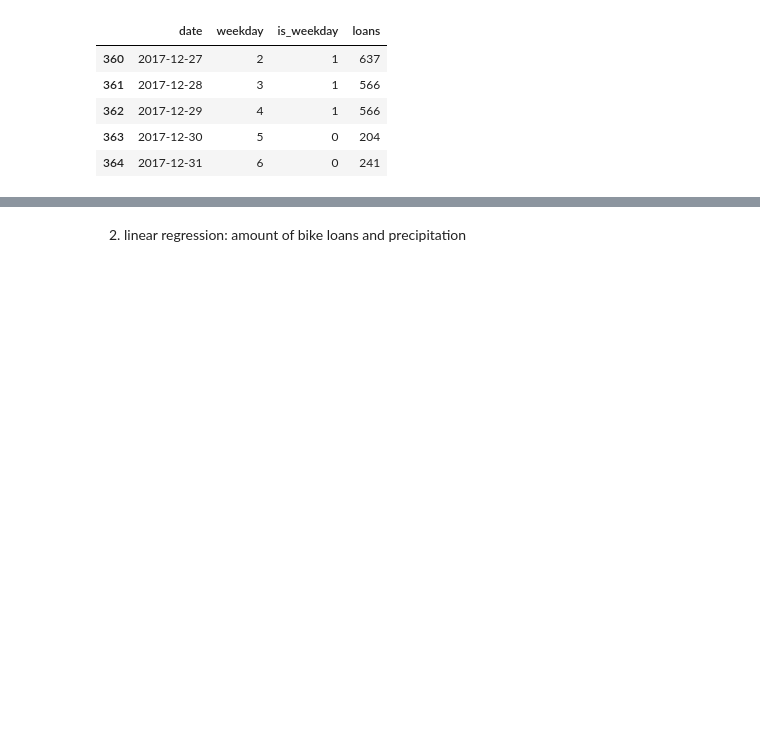
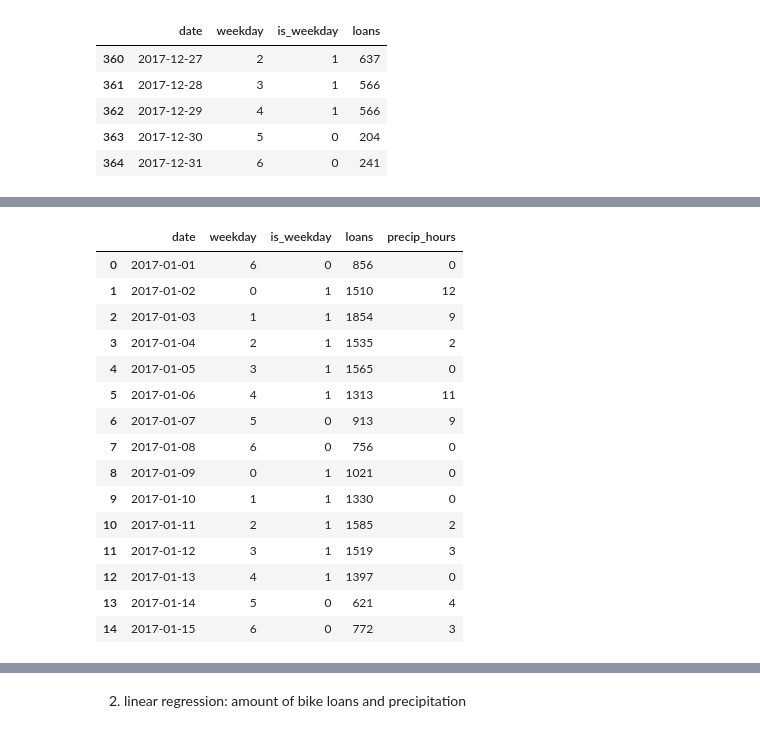
Before and after one commit to GoebelM94/dsml2021, a Jupyter notebook: notebooks/Regression.ipynb, the cells around one changed output, grey strips where cells are left out. Saved outputs shown, nothing was run; the diff lists cells and outputs as text; code cells hidden in the pictures; blank space fills up the shorter version.

```diff
--- a/notebooks/Regression.ipynb
+++ b/notebooks/Regression.ipynb
@@ -241,0 +268,78 @@ lin_reg_bikes_df.tail()
+# %%
+#fill the 0 value 'loans' rows for january, february and march in 2017
+
+# Build the mean of the 2 previous and the 2 following weekdays (e. g. the missing day is a wednesday
+# so calculate the loans based on the previous and following wednesday loans).
+# If there are not enough previous or following days we calculate with the remaining data so that
+# there are at least 2 days to orientate on.
+
+def mean_loans_2_days(d):
+    temp = (lin_reg_bikes_df.iloc[d+7]['loans'] + lin_reg_bikes_df.iloc[d+14]['loans']) /2
+    return temp
+
+def mean_loans_4_days(d):
+    temp = (lin_reg_bikes_df.iloc[d-7]['loans'] + lin_reg_bikes_df.iloc[d-14]['loans'] + lin_reg_bikes_df.iloc[d+7]['loans'] + lin_reg_bikes_df.iloc[d+14]['loans']) /4
+    return temp
+
+# Fill the missing leans for january 4th-12th
+# We start with the 12th because so we can use the following data. If we would start with 4th
+# there would be more uncertainty because we habe no data for 2016 and no data till january 12th 2017.
+
+lin_reg_bikes_df._set_value(11, 'loans', mean_loans_2_days(11))
+lin_reg_bikes_df._set_value(10, 'loans', mean_loans_2_days(10))
+lin_reg_bikes_df._set_value(9, 'loans', ((lin_reg_bikes_df.iloc[2]['loans'] + lin_reg_bikes_df.iloc[16]['loans'] + lin_reg_bikes_df.iloc[23]['loans']) /3))
+lin_reg_bikes_df._set_value(8, 'loans', ((lin_reg_bikes_df.iloc[1]['loans'] + lin_reg_bikes_df.iloc[15]['loans'] + lin_reg_bikes_df.iloc[22]['loans']) /3))
+lin_reg_bikes_df._set_value(7, 'loans', ((lin_reg_bikes_df.iloc[0]['loans'] + lin_reg_bikes_df.iloc[14]['loans'] + lin_reg_bikes_df.iloc[21]['loans']) /3))
+lin_reg_bikes_df._set_value(6, 'loans', mean_loans_2_days(6))
+lin_reg_bikes_df._set_value(5, 'loans', mean_loans_2_days(5))
+lin_reg_bikes_df._set_value(4, 'loans', mean_loans_2_days(4))
+lin_reg_bikes_df._set_value(3, 'loans', mean_loans_2_days(3))
+
+
+# The same procedure for february 4th-12th
+# For the first two days we have no data for the following week so we use the loans 7 and 14 days ago and 14
+# days in the future. For the remaining missing loans data in february then we can use the 2 previous and 2
+# following weekdays.
+
+lin_reg_bikes_df._set_value(34, 'loans', ((lin_reg_bikes_df.iloc[20]['loans'] + lin_reg_bikes_df.iloc[27]['loans'] + lin_reg_bikes_df.iloc[48]['loans']) /3))
+lin_reg_bikes_df._set_value(35, 'loans', ((lin_reg_bikes_df.iloc[21]['loans'] + lin_reg_bikes_df.iloc[42]['loans'] + lin_reg_bikes_df.iloc[49]['loans']) /3))
+lin_reg_bikes_df._set_value(36, 'loans', mean_loans_4_days(36))
+lin_reg_bikes_df._set_value(37, 'loans', mean_loans_4_days(37))
+lin_reg_bikes_df._set_value(38, 'loans', mean_loans_4_days(38))
+lin_reg_bikes_df._set_value(39, 'loans', mean_loans_4_days(39))
+lin_reg_bikes_df._set_value(40, 'loans', mean_loans_4_days(40))
+lin_reg_bikes_df._set_value(41, 'loans', mean_loans_4_days(41))
+lin_reg_bikes_df._set_value(42, 'loans', mean_loans_4_days(42))
+
+
+# Finally march 4th-12th. Executed as february.
+
+lin_reg_bikes_df._set_value(62, 'loans', ((lin_reg_bikes_df.iloc[48]['loans'] + lin_reg_bikes_df.iloc[55]['loans'] + lin_reg_bikes_df.iloc[76]['loans']) /3))
+lin_reg_bikes_df._set_value(63, 'loans', ((lin_reg_bikes_df.iloc[49]['loans'] + lin_reg_bikes_df.iloc[56]['loans'] + lin_reg_bikes_df.iloc[77]['loans']) /3))
+lin_reg_bikes_df._set_value(64, 'loans', mean_loans_4_days(64))
+lin_reg_bikes_df._set_value(65, 'loans', mean_loans_4_days(65))
+lin_reg_bikes_df._set_value(66, 'loans', mean_loans_4_days(66))
+lin_reg_bikes_df._set_value(67, 'loans', mean_loans_4_days(67))
+lin_reg_bikes_df._set_value(68, 'loans', mean_loans_4_days(68))
+lin_reg_bikes_df._set_value(69, 'loans', mean_loans_4_days(69))
+lin_reg_bikes_df._set_value(70, 'loans', mean_loans_4_days(70))
+
+#test
+lin_reg_bikes_df.head(15)
+# %% [output]
+|  | date | weekday | is_weekday | loans | precip_hours |
+| 0 | 2017-01-01 | 6 | 0 | 856 | 0 |
+| 1 | 2017-01-02 | 0 | 1 | 1510 | 12 |
+| 2 | 2017-01-03 | 1 | 1 | 1854 | 9 |
+| 3 | 2017-01-04 | 2 | 1 | 1535 | 2 |
+| 4 | 2017-01-05 | 3 | 1 | 1565 | 0 |
+| 5 | 2017-01-06 | 4 | 1 | 1313 | 11 |
+| 6 | 2017-01-07 | 5 | 0 | 913 | 9 |
+| 7 | 2017-01-08 | 6 | 0 | 756 | 0 |
+| 8 | 2017-01-09 | 0 | 1 | 1021 | 0 |
+| 9 | 2017-01-10 | 1 | 1 | 1330 | 0 |
+| 10 | 2017-01-11 | 2 | 1 | 1585 | 2 |
+| 11 | 2017-01-12 | 3 | 1 | 1519 | 3 |
+| 12 | 2017-01-13 | 4 | 1 | 1397 | 0 |
+| 13 | 2017-01-14 | 5 | 0 | 621 | 4 |
+| 14 | 2017-01-15 | 6 | 0 | 772 | 3 |
```
Also changed, not shown: parts of 21 cells of this notebook.
